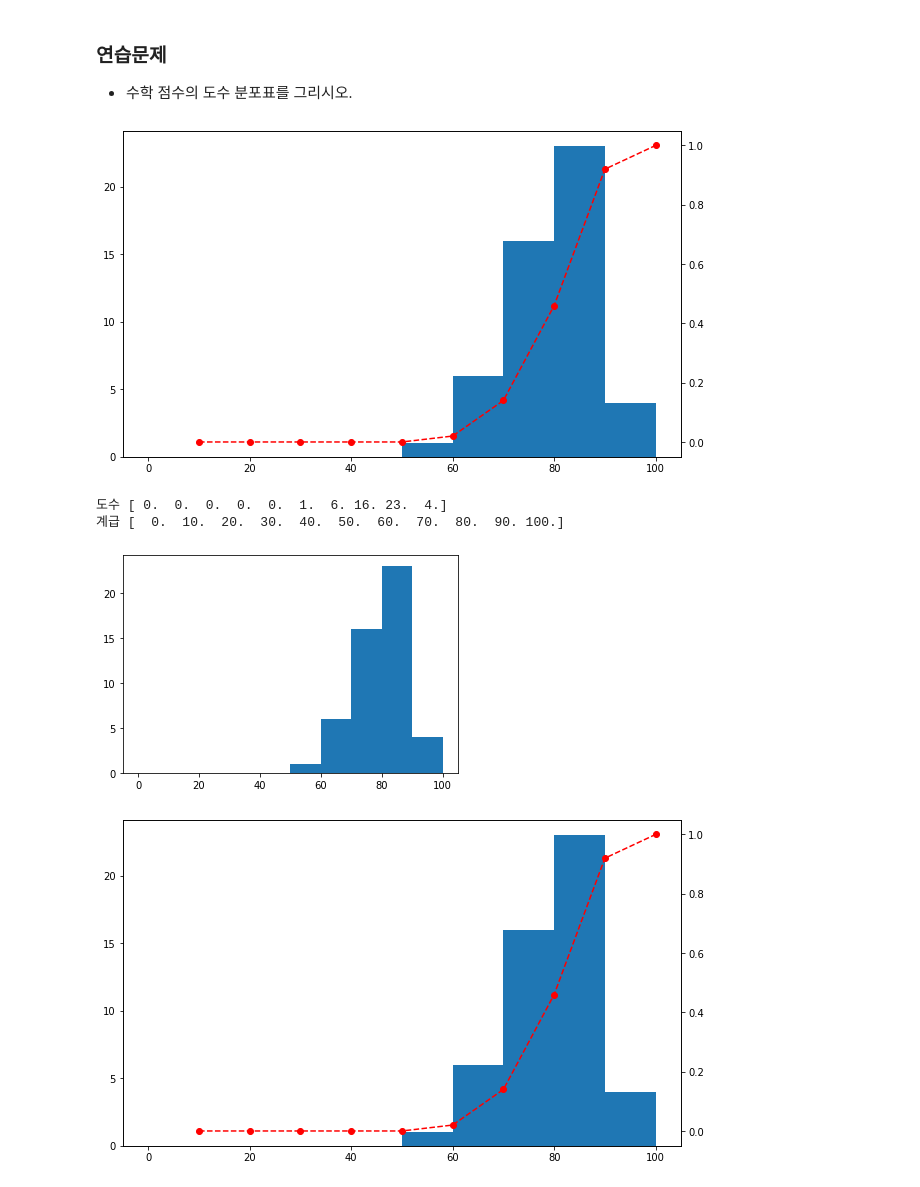
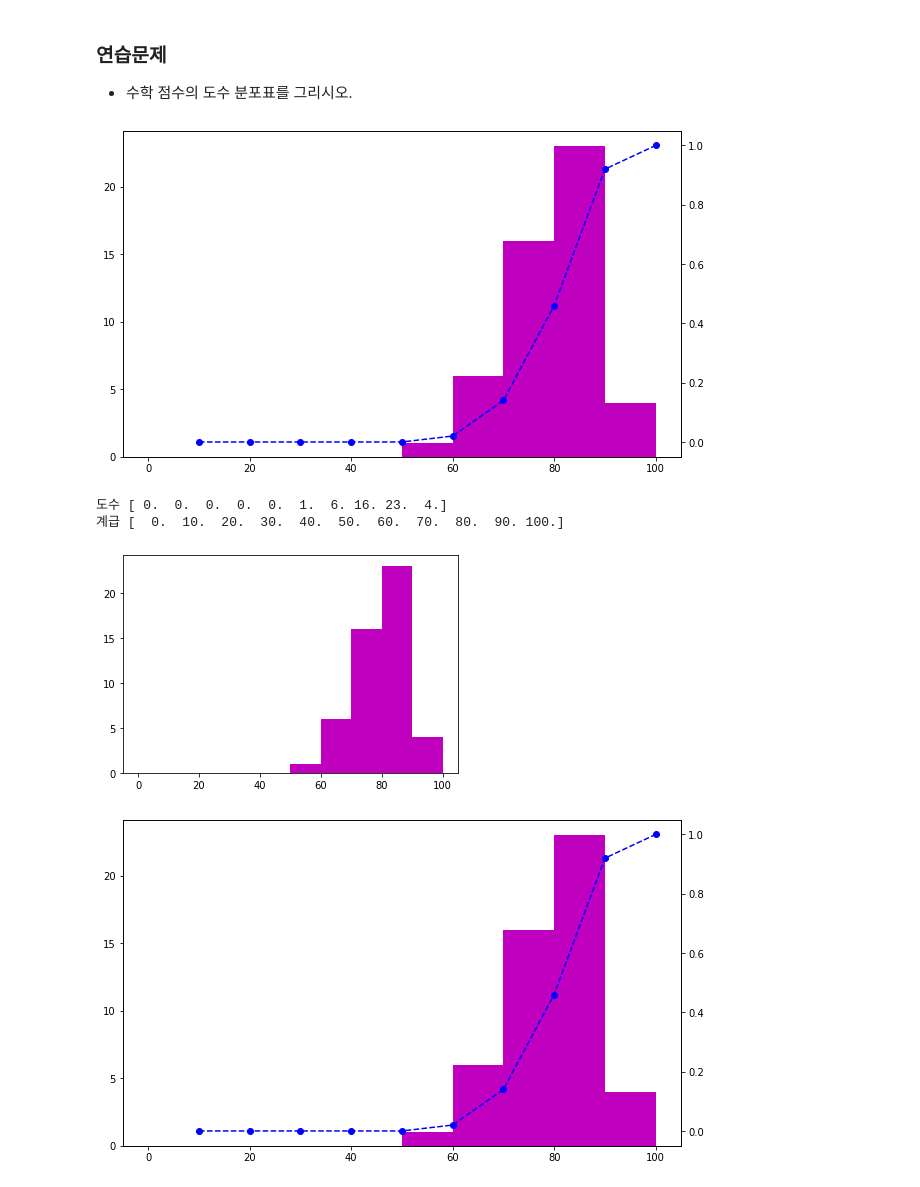
Before and after one commit to yuchan509/Statistics, a Jupyter notebook: 02. 대표값, 산포도(Dispersion), 정규화(Normalization), 도수( frequency).ipynb, the cells around one changed output. Saved outputs shown, nothing was run; the diff lists cells and outputs as text; code cells hidden in the pictures.

```diff
--- a/02. 대표값, 산포도(Dispersion), 정규화(Normalization), 도수( frequency).ipynb
+++ b/02. 대표값, 산포도(Dispersion), 정규화(Normalization), 도수( frequency).ipynb
@@ -382,18 +382,18 @@ freq_dist_df
 # %%
 fig = plt.figure( figsize=(10,6) )
 ax1 = fig.add_subplot()
 ax2 = ax1.twinx()
-freq, r, _ = ax1.hist( pd.Series(df['mathematics'].values), bins=10, range=(0,100) )
+freq, r, _ = ax1.hist( pd.Series(df['mathematics'].values), bins=10, range=(0,100) , color='m')
 
 cum_rel_freq = np.cumsum( freq / freq.sum() )
-ax2.plot(r[1:],cum_rel_freq,'ro--')
+ax2.plot(r[1:],cum_rel_freq,'bo--')
 plt.show()
 # %% [output]
-[figure, old version]
+[figure, new version]
 # %%
 ms=df['mathematics'].values
 
-mfreq, r, _ = plt.hist(ms, bins=10, range=(0,100))
+mfreq, r, _ = plt.hist(ms, bins=10, range=(0,100), color='m')
 print( '도수', mfreq)
 print( '계급', r)
 
@@ -412,11 +412,11 @@ mfreq_dist_df = mfreq_dist_df[['class value', 'frequency', 'relative frequency',
 fig = plt.figure( figsize=(10,6) )
 ax1 = fig.add_subplot()
 ax2 = ax1.twinx()
-freq, r, _ = ax1.hist( ms, bins=10, range=(0,100) )
-ax2.plot( r[1:],mfreq_dist_df['cumulative relative frequency'],'ro--')
+freq, r, _ = ax1.hist( ms, bins=10, range=(0,100), color='m' )
+ax2.plot( r[1:],mfreq_dist_df['cumulative relative frequency'],'bo--')
 plt.show()
 # %% [output]
 도수 [ 0.  0.  0.  0.  0.  1.  6. 16. 23.  4.]
 계급 [  0.  10.  20.  30.  40.  50.  60.  70.  80.  90. 100.]
-[figure, old version]
+[figure, new version]
-[figure, old version]
+[figure, new version]
```
Also changed, not shown: parts of 2 cells of this notebook.
